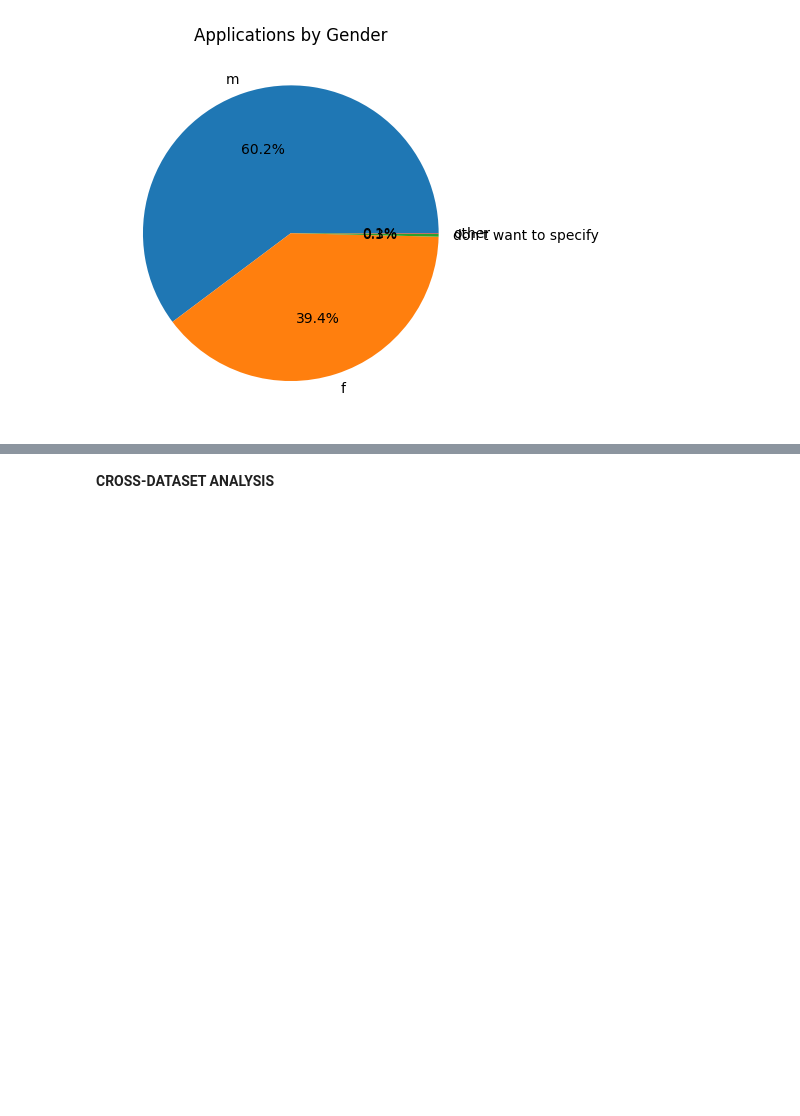
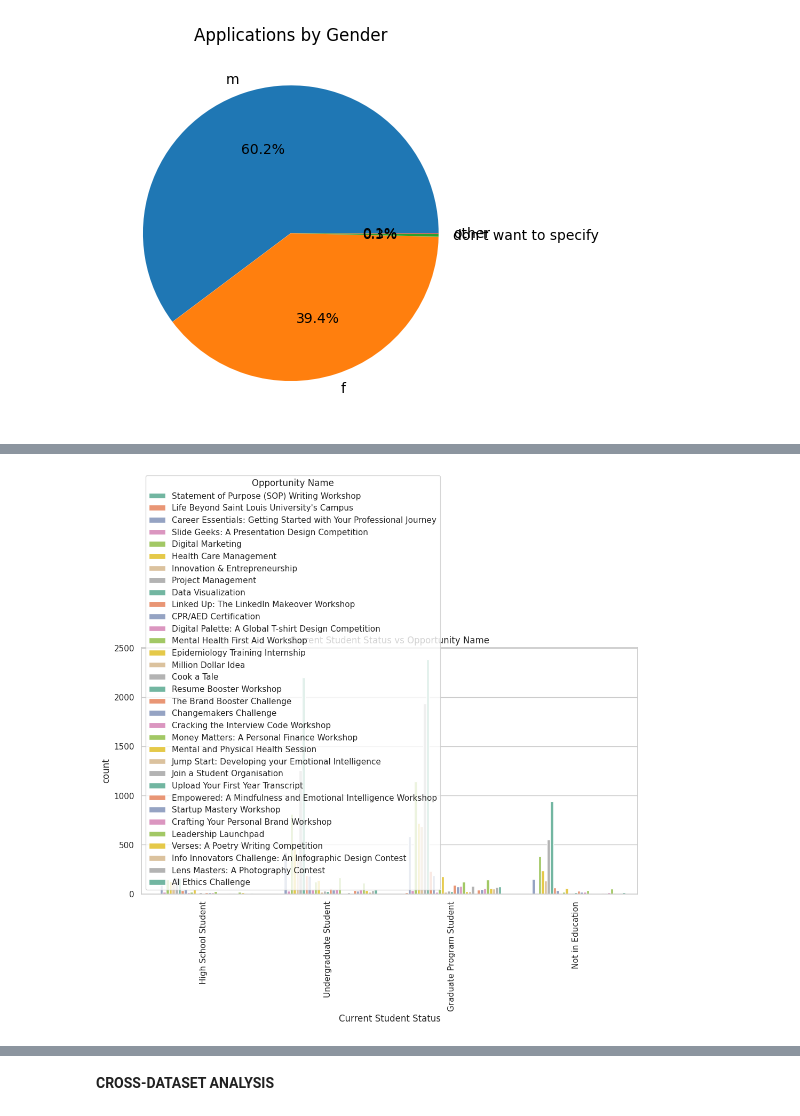
Before and after one commit to srijapamu25/Project-2, a Jupyter notebook: Data_Preprocessing_&_trend_analysis(Opportunity_data).ipynb, the cells around one changed output, grey strips where cells are left out. Saved outputs shown, nothing was run; the diff lists cells and outputs as text; code cells hidden in the pictures; blank space fills up the shorter version.

```diff
--- a/Data_Preprocessing_&_trend_analysis(Opportunity_data).ipynb
+++ b/Data_Preprocessing_&_trend_analysis(Opportunity_data).ipynb
@@ -253,0 +276,5 @@ plt.show()
+# %%
+# 2. Current Student Status vs Current/Intended Major
+plot_categorical_comparison("Current Student Status", "Opportunity Name", "Current Student Status vs Opportunity Name", figsize=(12, 6), rotation=90)
+# %% [output]
+[figure, added]
```
Also changed, not shown: parts of 13 cells of this notebook.
